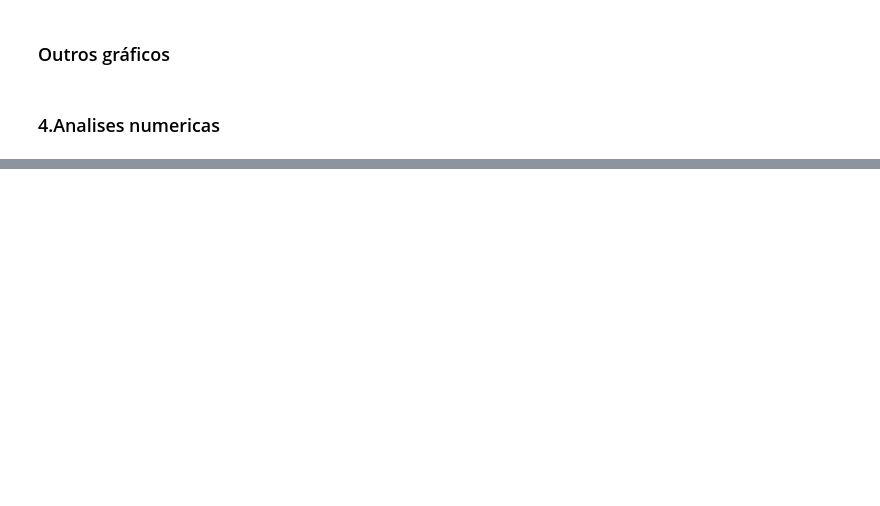
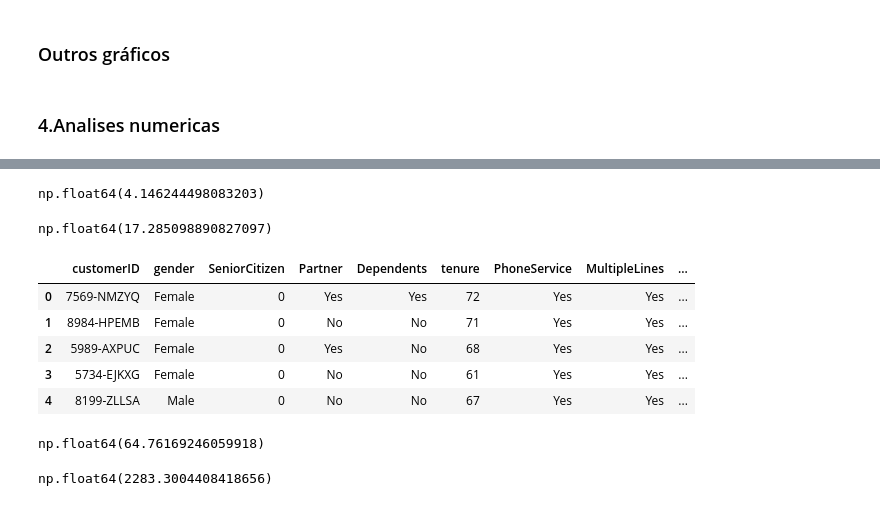
Before and after one commit to douglaoo/Case-A3-DATA, a Jupyter notebook: Case A3Data.ipynb, the cells around one changed output, grey strips where cells are left out. Drawn from its saved outputs; the diff is of its cells as text; code cells hidden in the pictures; blank space fills up the shorter version.

```diff
--- a/Case A3Data.ipynb
+++ b/Case A3Data.ipynb
@@ -366,3 +385,8 @@ pagamento_no_papel = dados[dados['PaperlessBilling'] == 'Yes']
 pagamento_eletronico['Churn'].value_counts(normalize=True)
 # %%
 pagamento_no_papel['Churn'].value_counts(normalize=True)
+# %%
+dados['InternetService'] = dados['InternetService'].replace(['Fiber optic', 'DSL'], 'Yes')
+# %%
+servicos = 0
+services = ['PhoneService','MultipleLines','InternetService','OnlineSecurity','OnlineBackup','DeviceProtection','TechSupport','StreamingTV','StreamingMovies']
@@ -368,0 +431,13 @@ pagamento_no_papel['Churn'].value_counts(normalize=True)
+# %%
+# Adicionar uma coluna com o total de serviços assinados por cliente
+dados['total_servicos'] = dados[services].eq('Yes').sum(axis=1)
+
+# Ver a distribuição
+print("Distribuição do número de serviços por cliente:")
+print(dados['total_servicos'].value_counts().sort_index())
+# Estatísticas descritivas
+print(f"\nEstatísticas dos serviços por cliente:")
+print(f"Média: {dados['total_servicos'].mean():.2f}")
+print(f"Mediana: {dados['total_servicos'].median()}")
+print(f"Máximo: {dados['total_servicos'].max()}")
+print(f"Mínimo: {dados['total_servicos'].min()}")
@@ -368,0 +463,27 @@ pagamento_no_papel['Churn'].value_counts(normalize=True)
+# %%
+dados['total_servicos'].mean()
+# %% [output]
+np.float64(4.146244498083203)
+# %%
+dados['valor_servico'] = dados['MonthlyCharges'] / dados['total_servicos']
+# %%
+dados['valor_servico'].mean()
+# %% [output]
+np.float64(17.285098890827097)
+# %%
+dados.head()
+# %% [output]
+|  | customerID | gender | SeniorCitizen | Partner | Dependents | tenure | PhoneService | MultipleLines | ... |
+| 0 | 7569-NMZYQ | Female | 0 | Yes | Yes | 72 | Yes | Yes | ... |
+| 1 | 8984-HPEMB | Female | 0 | No | No | 71 | Yes | Yes | ... |
+| 2 | 5989-AXPUC | Female | 0 | Yes | No | 68 | Yes | Yes | ... |
+| 3 | 5734-EJKXG | Female | 0 | No | No | 61 | Yes | Yes | ... |
+| 4 | 8199-ZLLSA | Male | 0 | No | No | 67 | Yes | Yes | ... |
+# %%
+dados['MonthlyCharges'].mean()
+# %% [output]
+np.float64(64.76169246059918)
+# %%
+dados['TotalCharges'].mean()
+# %% [output]
+np.float64(2283.3004408418656)
```
Also changed, not shown: parts of 7 cells of this notebook.
